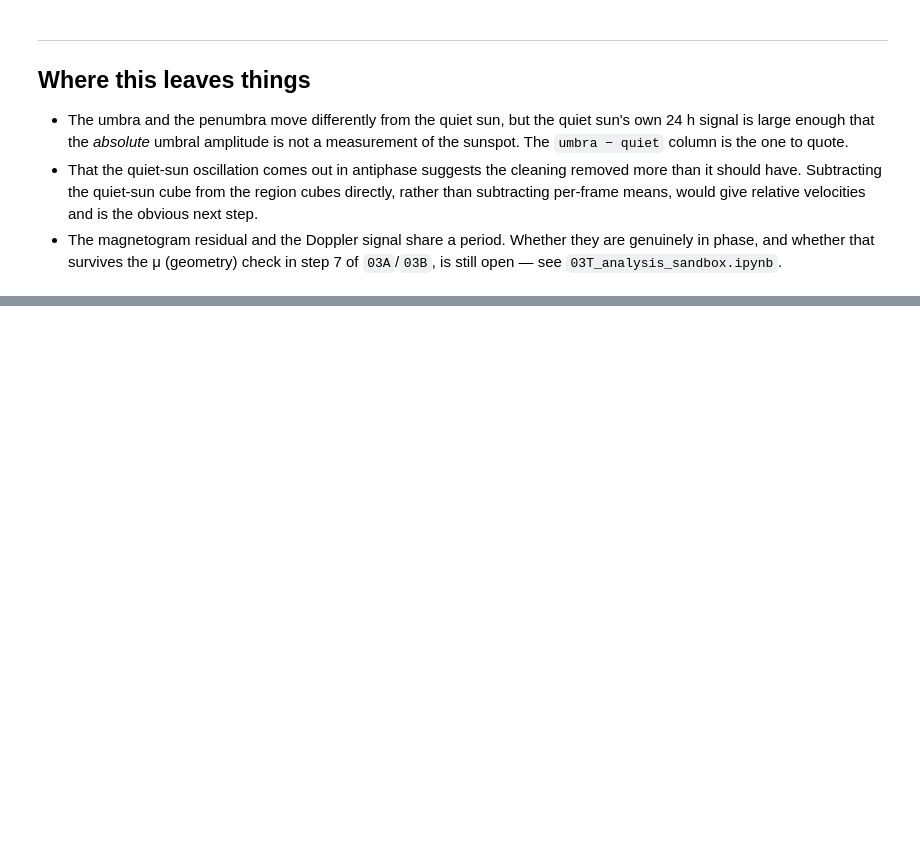
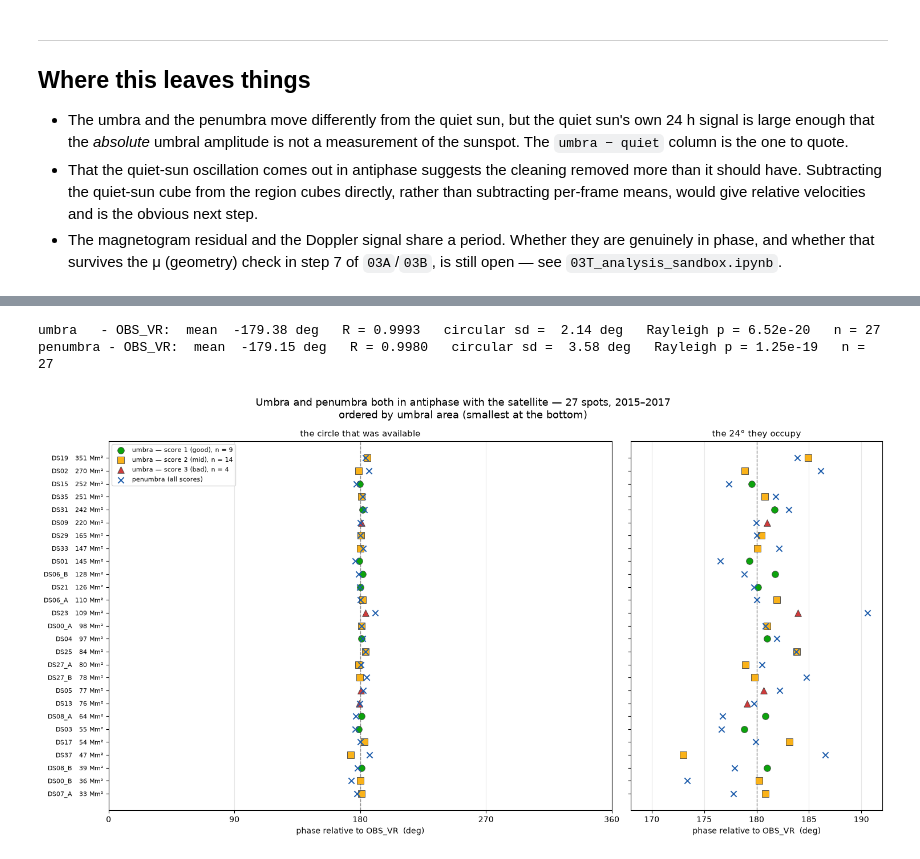
Before and after one commit to thomatrixting/sun_spots_pulsation_review, a Jupyter notebook: notebooks/04_data_comparison.ipynb, the cells around one changed output, grey strips where cells are left out. Cells and saved outputs as stored; diff of their text form; code cells hidden in the pictures; blank space fills up the shorter version.

```diff
--- a/notebooks/04_data_comparison.ipynb
+++ b/notebooks/04_data_comparison.ipynb
@@ -1007,0 +1339,69 @@ dataset    region  rank  freq_mhz  period_min  relative
+# %%
+def circular_summary(deg):
+    """Mean direction, concentration R, circular sd and a Rayleigh p for angles in degrees."""
+    a = np.radians(np.asarray(deg, dtype=float))
+    a = a[np.isfinite(a)]
+    n = a.size
+    z = np.mean(np.exp(1j * a))
+    R = float(np.abs(z))
+    Z = n * R ** 2
+    # Fisher's approximation. The first-order correction used elsewhere goes negative once
+    # R is this close to 1, which is why the full form is used here.
+    p = float(np.exp(np.sqrt(1 + 4 * n + 4 * (n ** 2 - Z ** 2)) - (1 + 2 * n)))
+    return dict(n=n, mean_deg=float(np.degrees(np.angle(z))), R=R,
+                circ_sd_deg=float(np.degrees(np.sqrt(-2 * np.log(R)))) if R > 0 else np.inf,
+                rayleigh_p=p)
+
+
+for _name, _key in [('umbra   - OBS_VR', 'dphi_umb'), ('penumbra - OBS_VR', 'dphi_pen')]:
+    s = circular_summary(gain[_key])
+    print(f'{_name}:  mean {s["mean_deg"]:+8.2f} deg   R = {s["R"]:.4f}   '
+          f'circular sd = {s["circ_sd_deg"]:5.2f} deg   Rayleigh p = {s["rayleigh_p"]:.2e}   '
+          f'n = {s["n"]}')
+
+# Spots ordered by umbral area so the reader can see the lock is not a property of the big
+# ones only. Two panels of the same data: the left is the whole circle the phases *could*
+# have occupied, the right is the 24 deg they actually occupy. Status colours and marker
+# shapes are cell 28's, so the two figures read as one system; shape repeats the score for
+# anyone who cannot separate the hues.
+LEVELS_C = {1: ('good', '#0ca30c', 'o'), 2: ('mid', '#fab219', 's'), 3: ('bad', '#d03b3b', '^')}
+
+order = gain.sort_values('area_umb_mm2')
+y = np.arange(len(order))
+fig, (ax, ax_z) = plt.subplots(1, 2, figsize=(15, 8), sharey=True,
+                               gridspec_kw=dict(width_ratios=[2, 1]))
+for _a in (ax, ax_z):
+    _a.axvline(180, color='0.55', ls='--', lw=1)
+    for score, (label, colour, marker) in LEVELS_C.items():
+        sel = (order['score'] == score).to_numpy()
+        if not sel.any():
+            continue
+        _a.scatter(order['dphi_umb'].to_numpy()[sel] % 360, y[sel], marker=marker, s=70,
+                   color=colour, edgecolor='0.25', linewidth=0.6, zorder=3,
+                   label=f'umbra — score {score} ({label}), n = {sel.sum()}')
+    _a.scatter(order['dphi_pen'].to_numpy() % 360, y, marker='x', s=55, color='#1c5cab',
+               linewidth=1.4, zorder=3, label='penumbra (all scores)')
+    _a.grid(alpha=0.3, axis='x')
+
+ax.set_xlim(0, 360)
+ax.set_xticks([0, 90, 180, 270, 360])
+ax.set_xlabel('phase relative to OBS_VR  (deg)')
+ax.set_title('the circle that was available', fontsize=11)
+ax.set_yticks(y)
+ax.set_yticklabels([f'{d}   {a:.0f} Mm²' for d, a in
+                    zip(order['dataset'], order['area_umb_mm2'])], fontsize=8)
+ax.legend(fontsize=8, loc='upper left')
+
+ax_z.set_xlim(168, 192)
+ax_z.set_xticks([170, 175, 180, 185, 190])
+ax_z.set_xlabel('phase relative to OBS_VR  (deg)')
+ax_z.set_title('the 24° they occupy', fontsize=11)
+
+fig.suptitle('Umbra and penumbra both in antiphase with the satellite — 27 spots, 2015–2017\n'
+             'ordered by umbral area (smallest at the bottom)', fontsize=13)
+plt.tight_layout()
+plt.show()
+# %% [output]
+umbra   - OBS_VR:  mean  -179.38 deg   R = 0.9993   circular sd =  2.14 deg   Rayleigh p = 6.52e-20   n = 27
+penumbra - OBS_VR:  mean  -179.15 deg   R = 0.9980   circular sd =  3.58 deg   Rayleigh p = 1.25e-19   n = 27
+[figure, added]
```
Also changed, not shown: parts of 32 cells of this notebook.
